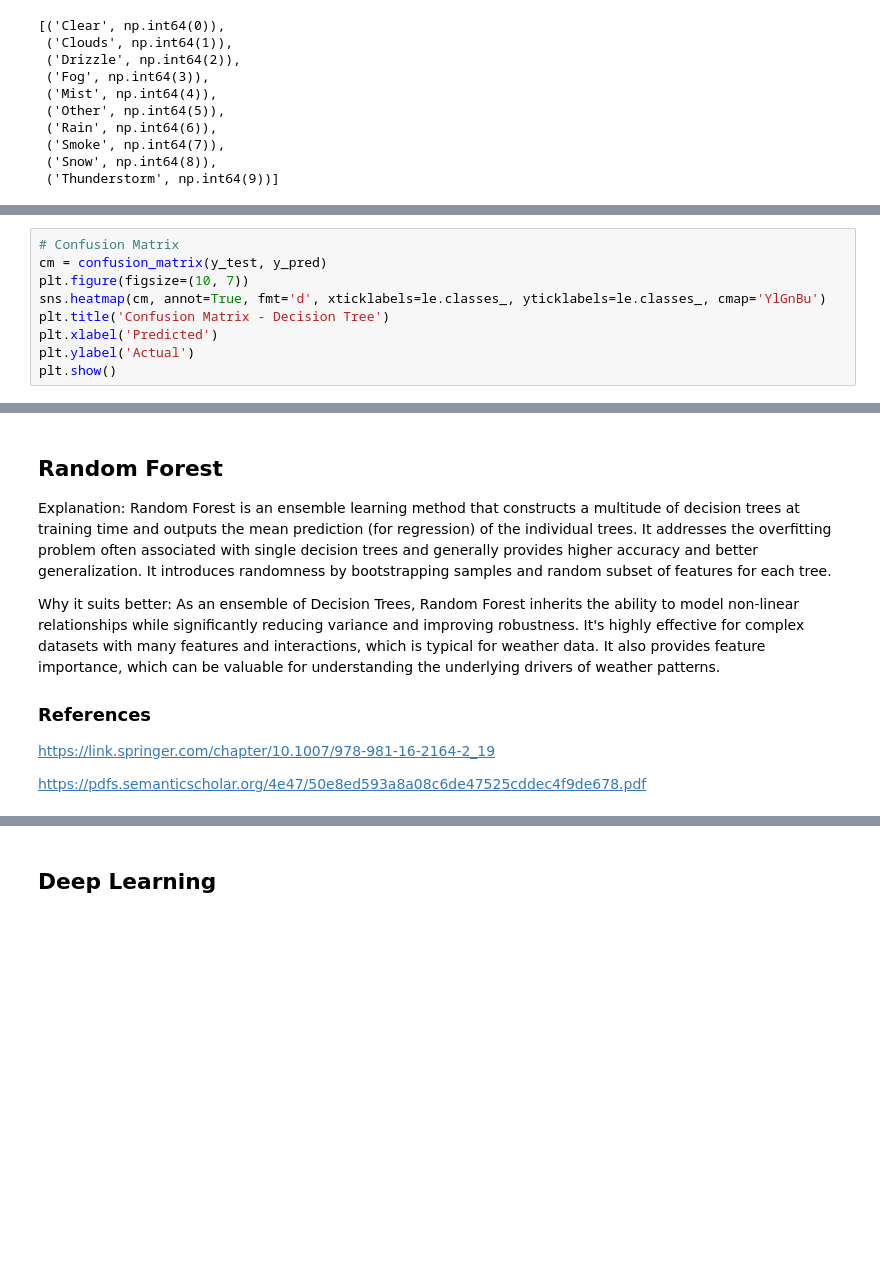
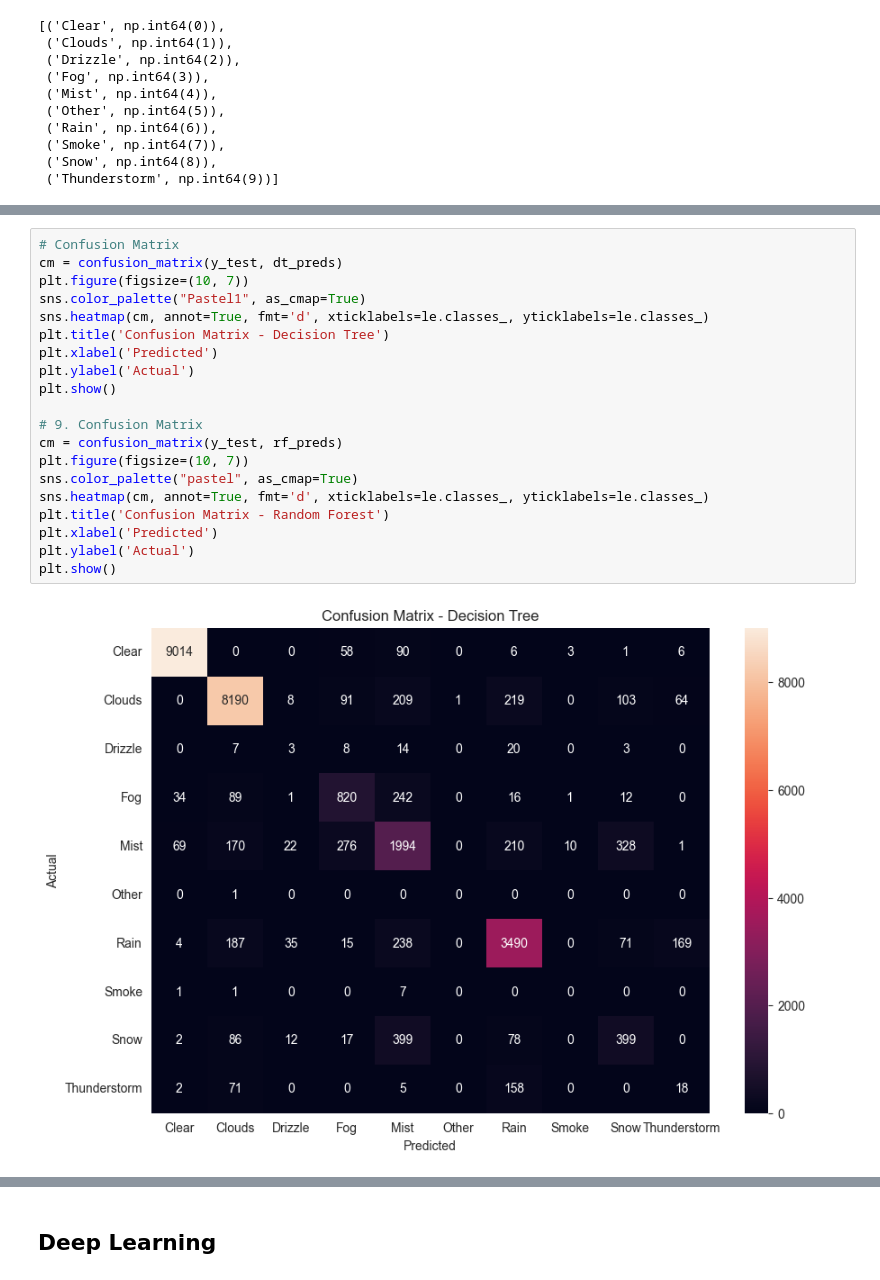
Before and after one commit to annvnt/tum-pads-weatherforcasting, a Jupyter notebook: main.ipynb, the cells around one changed output, grey strips where cells are left out. Cells and saved outputs as stored; diff of their text form; blank space fills up the shorter version.

```diff
--- a/main.ipynb
+++ b/main.ipynb
@@ -1186,9 +1348,22 @@ weighted avg       0.86      0.86      0.86     27879
 # %%
 # Confusion Matrix
-cm = confusion_matrix(y_test, y_pred)
+cm = confusion_matrix(y_test, dt_preds)
 plt.figure(figsize=(10, 7))
-sns.heatmap(cm, annot=True, fmt='d', xticklabels=le.classes_, yticklabels=le.classes_, cmap='YlGnBu')
+sns.color_palette("Pastel1", as_cmap=True)
+sns.heatmap(cm, annot=True, fmt='d', xticklabels=le.classes_, yticklabels=le.classes_)
 plt.title('Confusion Matrix - Decision Tree')
 plt.xlabel('Predicted')
 plt.ylabel('Actual')
 plt.show()
+
+# 9. Confusion Matrix
+cm = confusion_matrix(y_test, rf_preds)
+plt.figure(figsize=(10, 7))
+sns.color_palette("pastel", as_cmap=True)
+sns.heatmap(cm, annot=True, fmt='d', xticklabels=le.classes_, yticklabels=le.classes_)
+plt.title('Confusion Matrix - Random Forest')
+plt.xlabel('Predicted')
+plt.ylabel('Actual')
+plt.show()
+# %% [output]
+[figure, added]
@@ -1195,12 +1370,0 @@ plt.show()
-# %% [markdown]
-## Random Forest
-
-Explanation: Random Forest is an ensemble learning method that constructs a multitude of decision trees at training time and outputs the mean prediction (for regression) of the individual trees. It addresses the overfitting problem often associated with single decision trees and generally provides higher accuracy and better generalization. It introduces randomness by bootstrapping samples and random subset of features for each tree.
-
-Why it suits better: As an ensemble of Decision Trees, Random Forest inherits the ability to model non-linear relationships while significantly reducing variance and improving robustness. It's highly effective for complex datasets with many features and interactions, which is typical
-for weather data. It also provides feature importance, which can be valuable for understanding the underlying drivers of weather patterns.
-
-### References
-https://link.springer.com/chapter/10.1007/978-981-16-2164-2_19
-
-https://pdfs.semanticscholar.org/4e47/50e8ed593a8a08c6de47525cddec4f9de678.pdf
```
Also changed, not shown: parts of 42 cells of this notebook.
